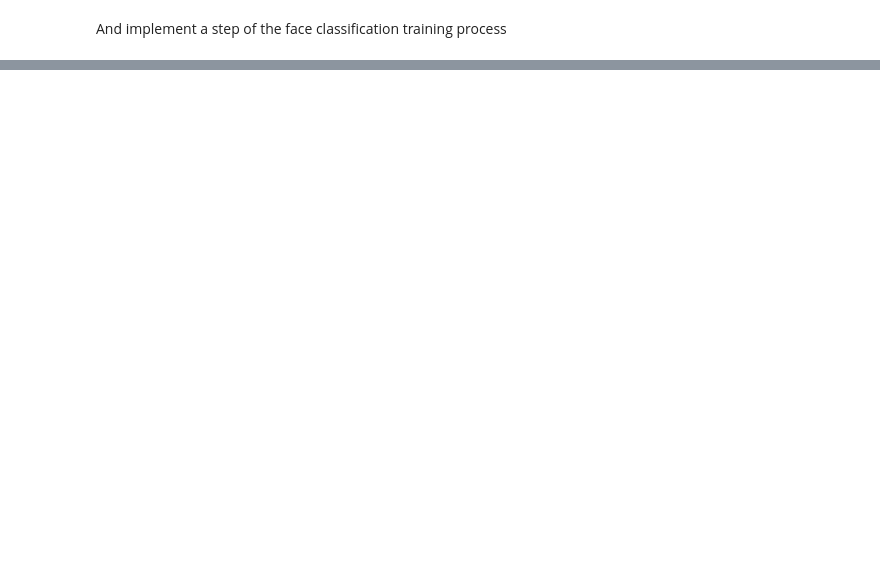
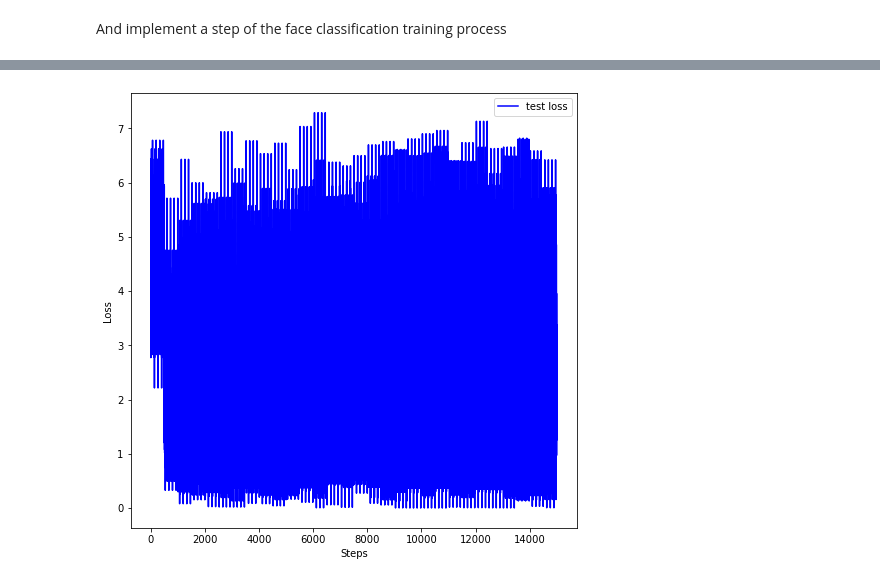
Before and after one commit to carlomunoz34/Face-Recognition, a Jupyter notebook: research/Face Recognition.ipynb, the cells around one changed output, grey strips where cells are left out. Drawn from its saved outputs; the diff is of its cells as text; code cells hidden in the pictures; blank space fills up the shorter version.

```diff
--- a/research/Face Recognition.ipynb
+++ b/research/Face Recognition.ipynb
@@ -342,0 +400,9 @@ losses
+# %%
+plt.figure(figsize=(8, 8))
+plt.plot(test_losses, c='blue', label='test loss')
+plt.xlabel('Steps')
+plt.ylabel('Loss')
+plt.legend()
+plt.show()
+# %% [output]
+[figure, added]
```
Also changed, not shown: parts of 41 cells of this notebook, 7 other files.
